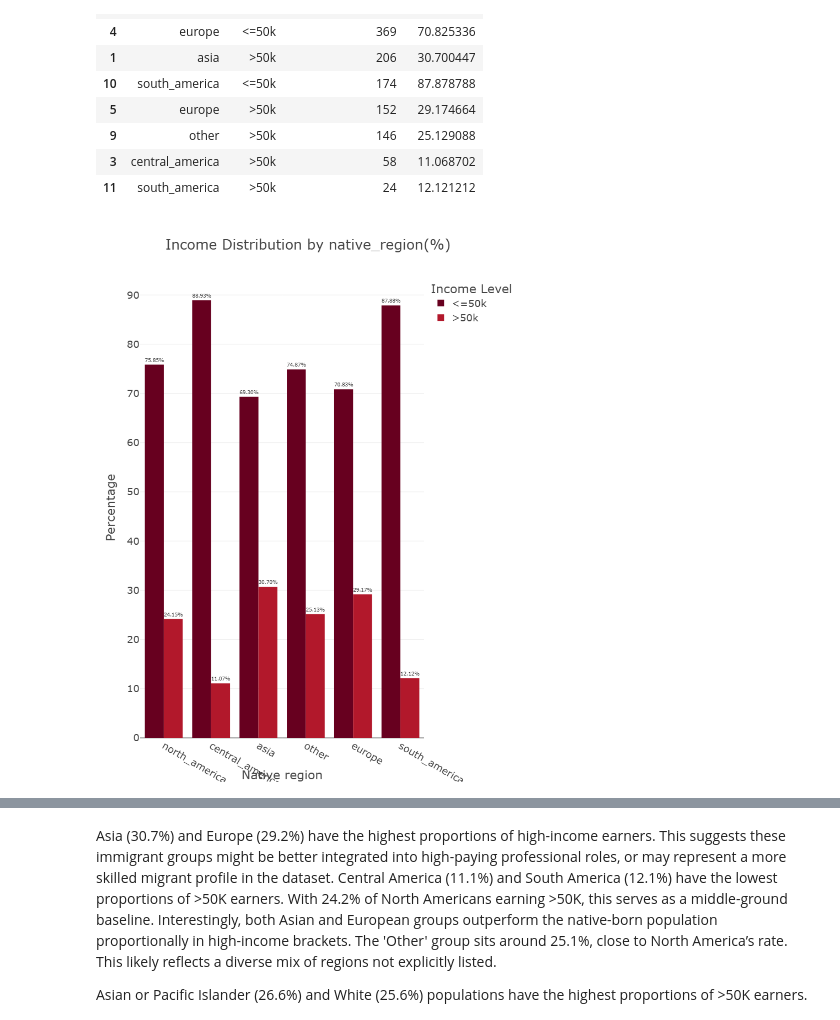
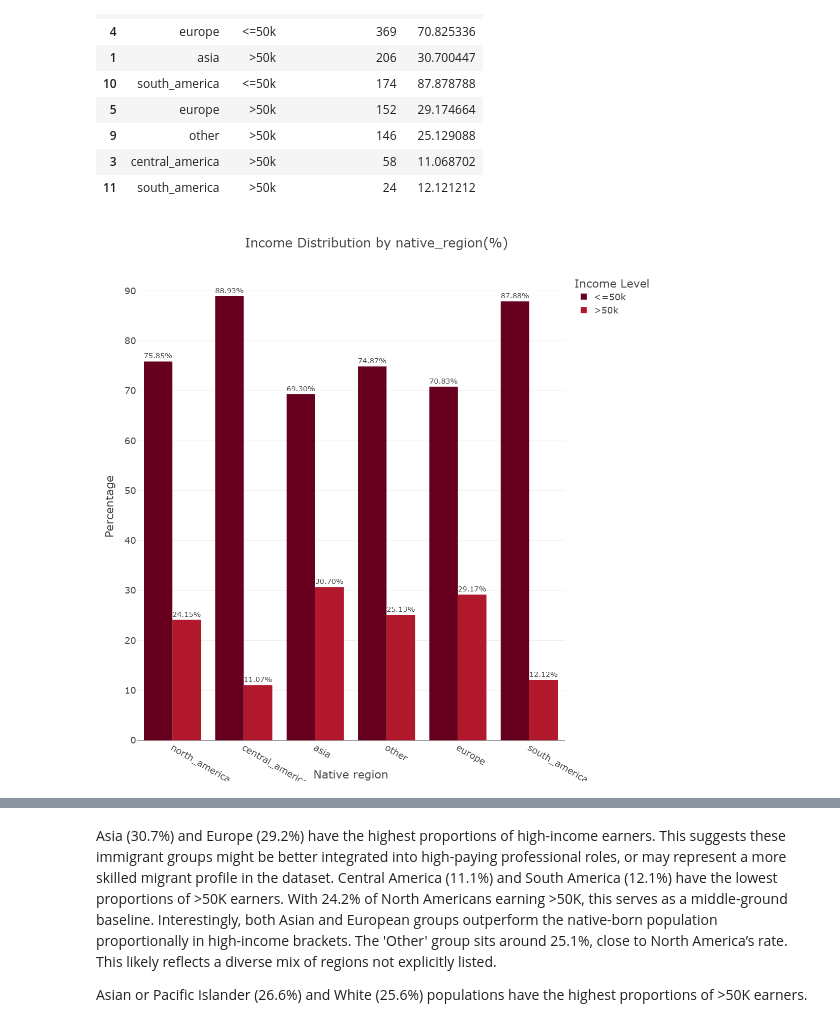
Before and after one commit to NIWENSHUTI/Adult_Income, a Jupyter notebook: notebooks/data_analysis.ipynb, the cells around one changed output, grey strips where cells are left out. Saved outputs shown, nothing was run; the diff lists cells and outputs as text; code cells hidden in the pictures.

```diff
--- a/notebooks/data_analysis.ipynb
+++ b/notebooks/data_analysis.ipynb
@@ -400,32 +395,32 @@ adult_df_income_native_region
 # %%
 fig = px.bar(
     adult_df_income_native_region,
     x='native_region',
     y='percentage',
     color='income',
     title='Income Distribution by native_region(%)',
     barmode='group',
     color_discrete_sequence=px.colors.sequential.RdBu,
     text='percentage',
-    width=900,
-    height=1000
+    width=1000,
+    height=1100
 )
 
 fig.update_traces(texttemplate='%{text:.2f}%', textposition='outside')
 
 fig.update_layout(
     template="presentation",
     xaxis_title='Native region',
     yaxis_title='Percentage',
     legend_title_text='Income Level',
     paper_bgcolor="rgba(0,0,0,0)",
     plot_bgcolor="rgba(0,0,0,0)"
 )
 
 fig.show()
 
 fig.write_image(os.path.join(results_dir, 'income_distribution_by_native_region_bar_plot.jpg'))
 fig.write_image(os.path.join(results_dir, 'income_distribution_by_native_region_bar_plot.png'))
 fig.write_html(os.path.join(results_dir, 'income_distribution_by_native_region_bar_plot.html'))
 # %% [output]
-[figure, old version]
+[figure, new version]
```
Also changed, not shown: parts of 11 cells of this notebook, 11 other files.
